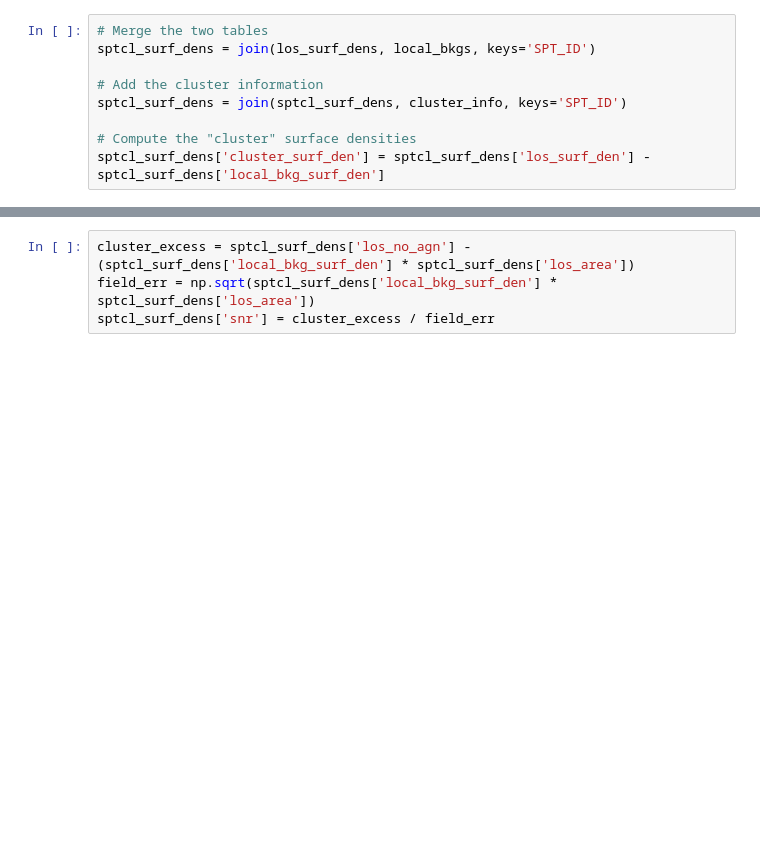
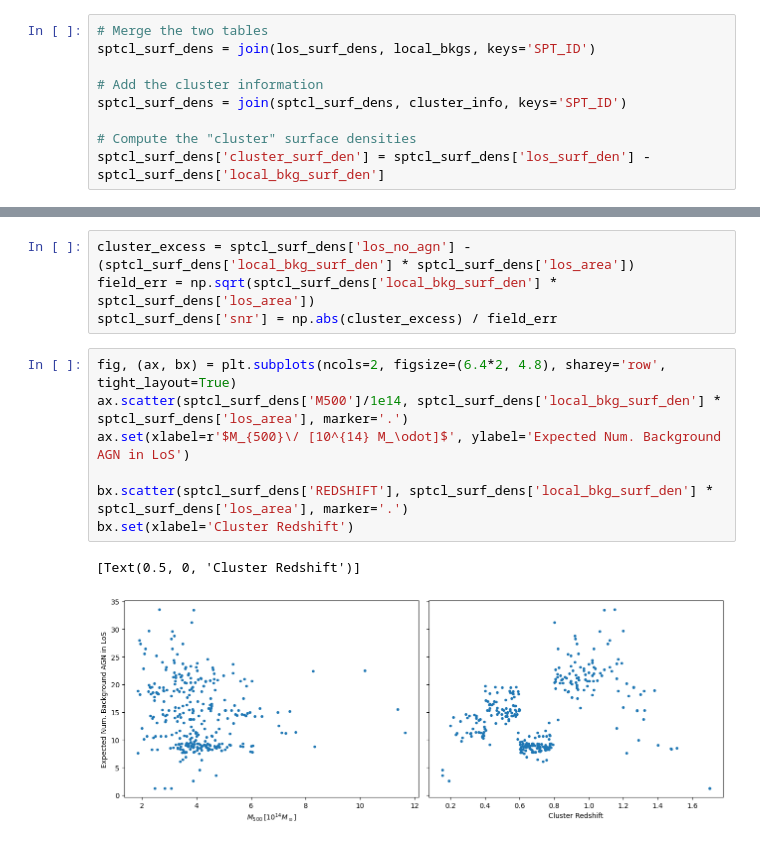
Before and after one commit to floydie7/SPT_AGN, a Jupyter notebook: SPT-local_bkg_SNR_plots.ipynb, the cells around one changed output, grey strips where cells are left out. Saved outputs shown, nothing was run; the diff lists cells and outputs as text; blank space fills up the shorter version.

```diff
--- a/SPT-local_bkg_SNR_plots.ipynb
+++ b/SPT-local_bkg_SNR_plots.ipynb
@@ -90,4 +99,14 @@ ax.set(xlabel=r'$M_{500}$ [$10^{14} M_\odot$]', ylabel=r'$\Sigma_{\rm AGN, LoS}
 # %%
 cluster_excess = sptcl_surf_dens['los_no_agn'] - (sptcl_surf_dens['local_bkg_surf_den'] * sptcl_surf_dens['los_area'])
 field_err = np.sqrt(sptcl_surf_dens['local_bkg_surf_den'] * sptcl_surf_dens['los_area'])
-sptcl_surf_dens['snr'] = cluster_excess / field_err
+sptcl_surf_dens['snr'] = np.abs(cluster_excess) / field_err
+# %%
+fig, (ax, bx) = plt.subplots(ncols=2, figsize=(6.4*2, 4.8), sharey='row', tight_layout=True)
+ax.scatter(sptcl_surf_dens['M500']/1e14, sptcl_surf_dens['local_bkg_surf_den'] * sptcl_surf_dens['los_area'], marker='.')
+ax.set(xlabel=r'$M_{500}\/ [10^{14} M_\odot]$', ylabel='Expected Num. Background AGN in LoS')
+
+bx.scatter(sptcl_surf_dens['REDSHIFT'], sptcl_surf_dens['local_bkg_surf_den'] * sptcl_surf_dens['los_area'], marker='.')
+bx.set(xlabel='Cluster Redshift')
+# %% [output]
+[Text(0.5, 0, 'Cluster Redshift')]
+[figure, added]
```
Also changed, not shown: parts of 26 cells of this notebook, 1 other file.
